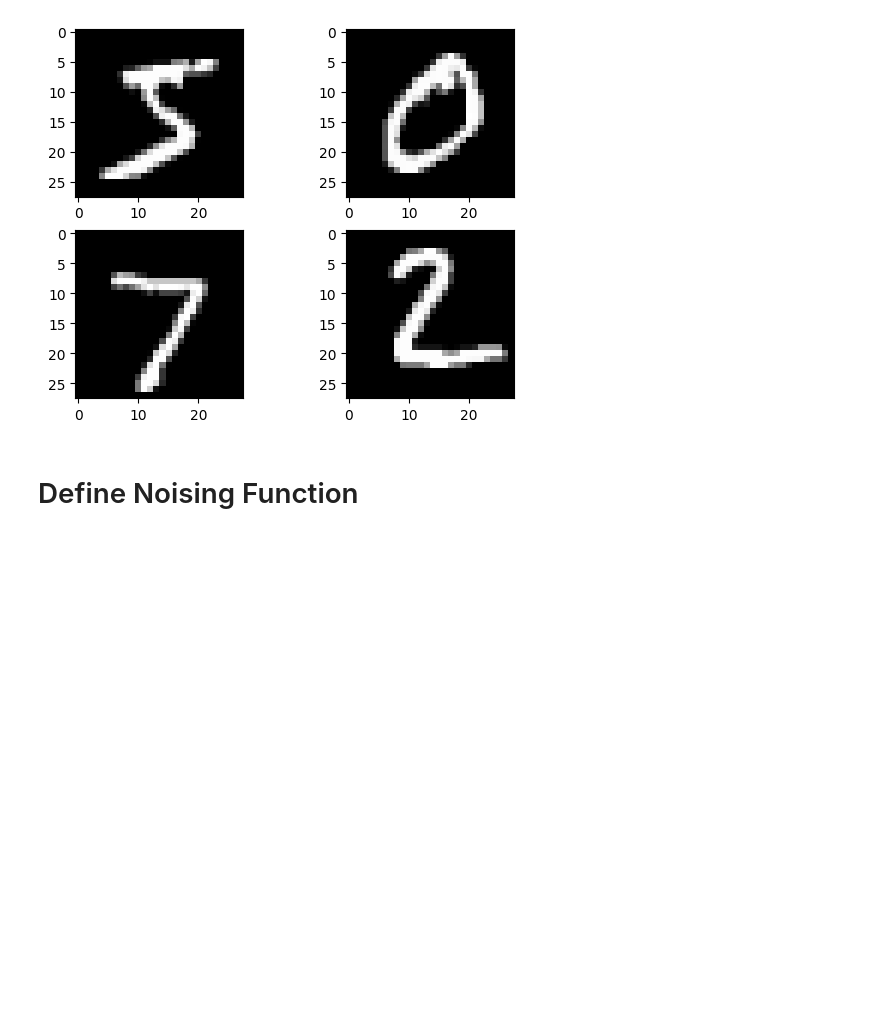
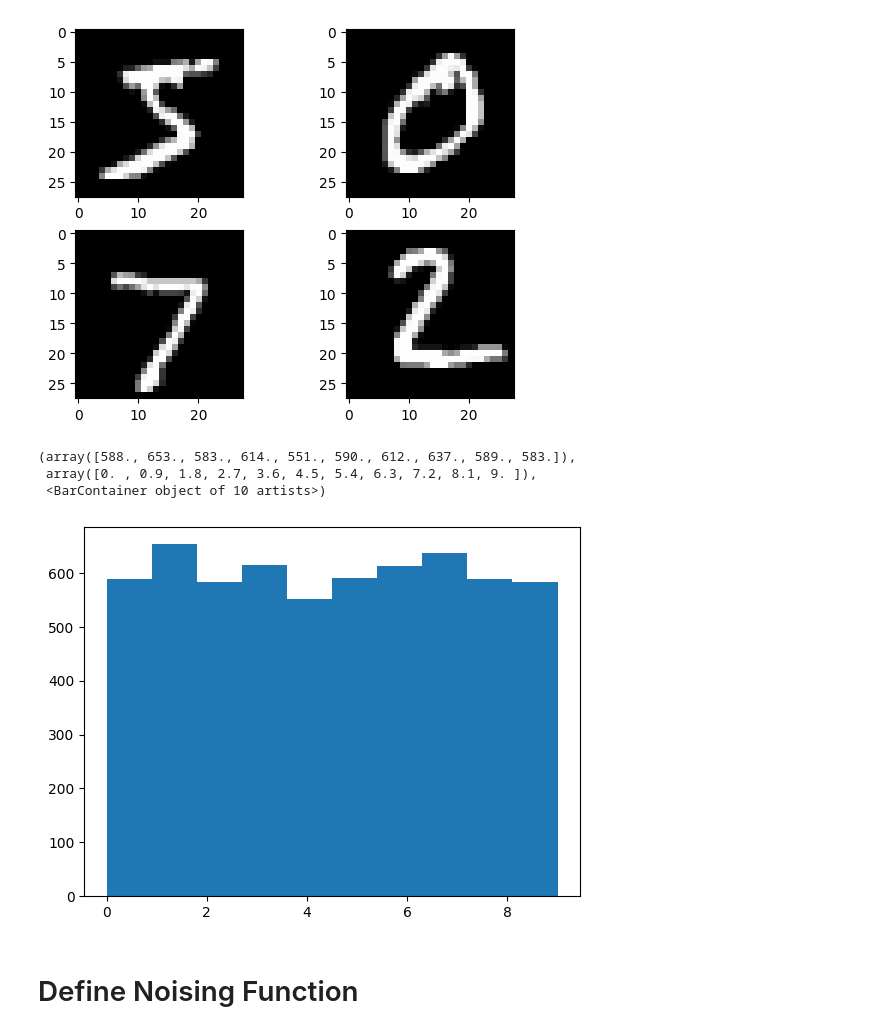
Before and after one commit to varunchitturi/ese-2000-labs, a Jupyter notebook: Lab 7/Lab_7.ipynb, the cells around one changed output. Cells and saved outputs as stored; diff of their text form; code cells hidden in the pictures; blank space fills up the shorter version.

Commit message:
hist

```diff
--- a/Lab 7/Lab_7.ipynb
+++ b/Lab 7/Lab_7.ipynb
@@ -71,6 +71,16 @@ print(len(train_loader), len(test_loader))
 # %% [output]
 188 4
 [figure]
+# %%
+labels = []
+for data in train:
+    labels.append(data[1])
+plt.hist(labels)
+# %% [output]
+(array([588., 653., 583., 614., 551., 590., 612., 637., 589., 583.]),
+ array([0. , 0.9, 1.8, 2.7, 3.6, 4.5, 5.4, 6.3, 7.2, 8.1, 9. ]),
+ <BarContainer object of 10 artists>)
+[figure, added]
 # %% [markdown]
 # Define Noising Function
 # %%
```
Also changed, not shown: parts of 6 cells of this notebook.
